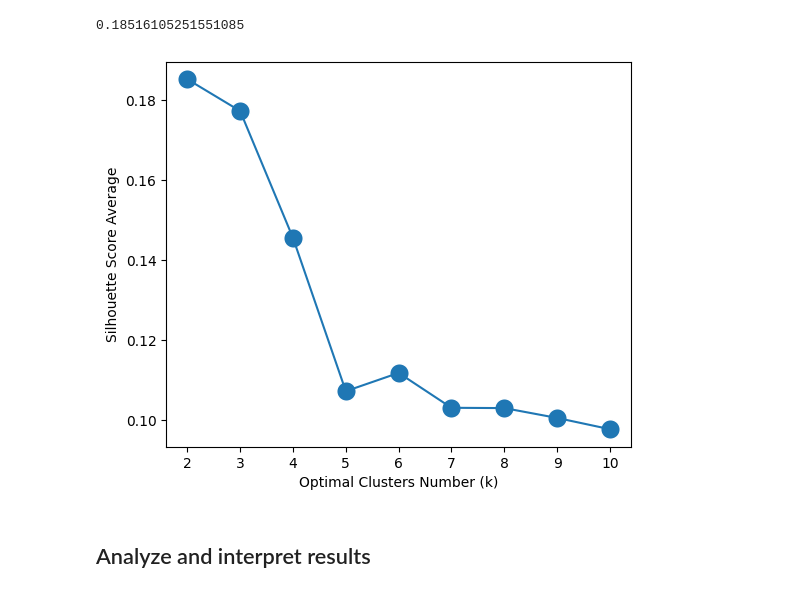
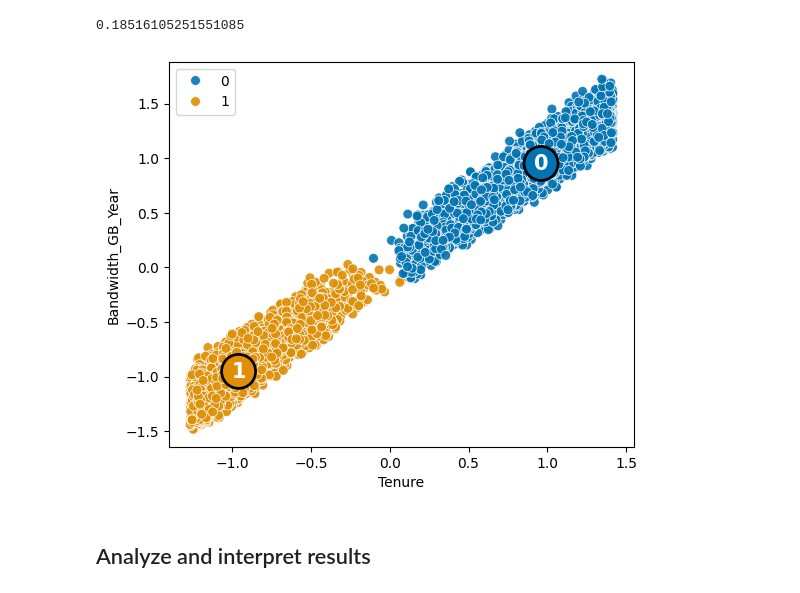
Before and after one commit to dayanaviana/WGU, a Jupyter notebook: D212-DataMiningII/__main__D212_1.ipynb, the cells around one changed output. Drawn from its saved outputs; the diff is of its cells as text; code cells hidden in the pictures.

```diff
--- a/D212-DataMiningII/__main__D212_1.ipynb
+++ b/D212-DataMiningII/__main__D212_1.ipynb
@@ -122,9 +187,13 @@ df_standardized.to_csv("df_normalized.csv")
 # %% [markdown]
 ## KMeans
 # %%
-from sklearn.cluster import KMeans
-model = KMeans(n_clusters=2, n_init=25, random_state=35)
-model.fit(df_standardized)
+model = KMeans(
+    n_clusters=2,      # number of clusters
+    n_init=25,         # number of centroid initializations
+    random_state=35    # ensures reproducibility
+)
+
+model.fit(df_standardized)   # fit model to standardized data
 # %% [output]
 KMeans(n_clusters=2, n_init=25, random_state=35)
 # %% [markdown]
@@ -206,23 +222,41 @@ silhouette_score_value = silhouette_score(df_standardized, model.labels_)
 silhouette_score_value
 # %% [output]
 0.18516105251551085
-# %%
-silhouette = []
-for k in range(2,11):
-    model2 = KMeans(n_clusters=k, n_init=25, random_state=35)
-    model2.fit(df_standardized)
-    item = silhouette_score(X=df_standardized, labels=model2.labels_)
-    silhouette.append(item)
-
-silhouette_s = pd.Series(silhouette, index=range(2,11))
-
-plt.figure(figsize=(6, 5))
-ax = sns.lineplot(y= silhouette_s, x=silhouette_s.index)
-ax = sns.scatterplot(y= silhouette_s, x=silhouette_s.index, s=200)
-ax = ax.set(xlabel = 'Optimal Clusters Number (k)',
-            ylabel= 'Silhouette Score Average')
-# %% [output]
-[figure, removed]
+# %%
+plt.figure(figsize=(6,5))
+
+ax = sns.scatterplot(data = df_standardized,
+                     x = 'Tenure',
+                     y = 'Bandwidth_GB_Year',
+                     hue = model.labels_,
+                     palette= 'colorblind',
+                     alpha = 0.9,
+                     s = 50,
+                     legend = True
+                     )
+ax  = sns.scatterplot(data = centroid,
+                     x = 'Tenure',
+                     y = 'Bandwidth_GB_Year',
+                     hue = centroid.index,
+                     palette= 'colorblind',
+                     s = 600,
+                     markers='D',
+                     ec = 'black',
+                     legend = False
+                     )
+for i in range(len(centroid)):
+    plt.text(
+        x = centroid.Tenure[i],
+        y = centroid.Bandwidth_GB_Year[i],
+        s = i,
+        horizontalalignment='center',
+        verticalalignment='center',
+        size = 15,
+        weight = 'bold',
+        color = 'white'
+    )
+# %% [output]
+[figure, added]
 # %% [markdown]
 ## Analyze and interpret results
 # %%
```
Also changed, not shown: parts of 10 cells of this notebook.
